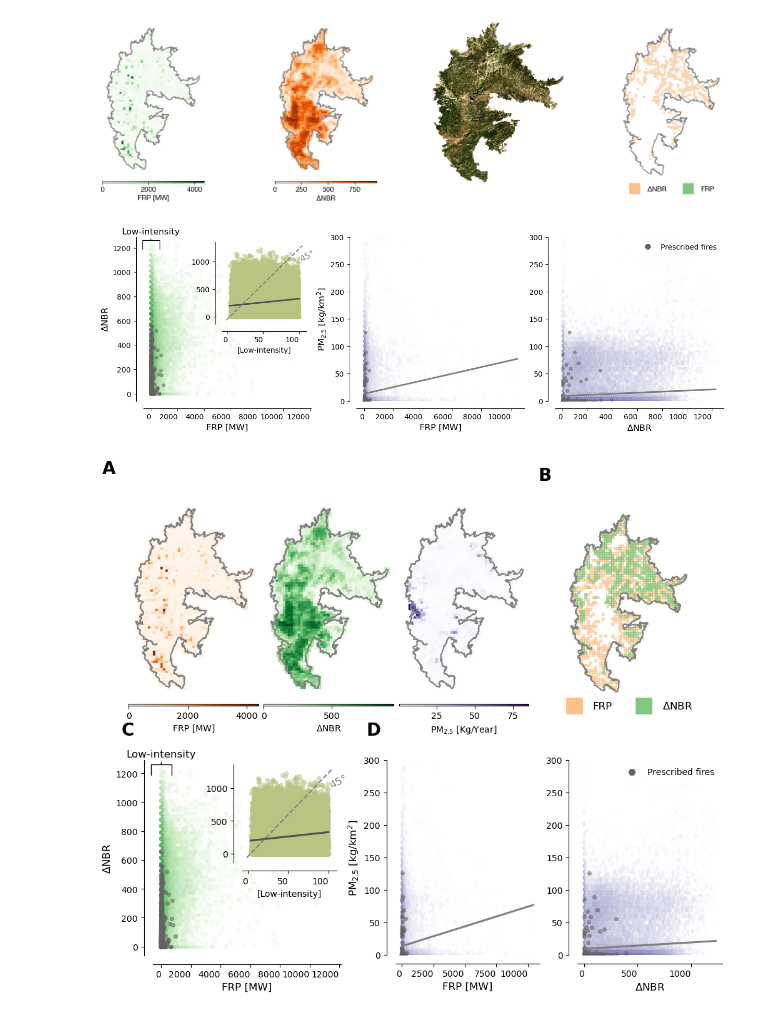
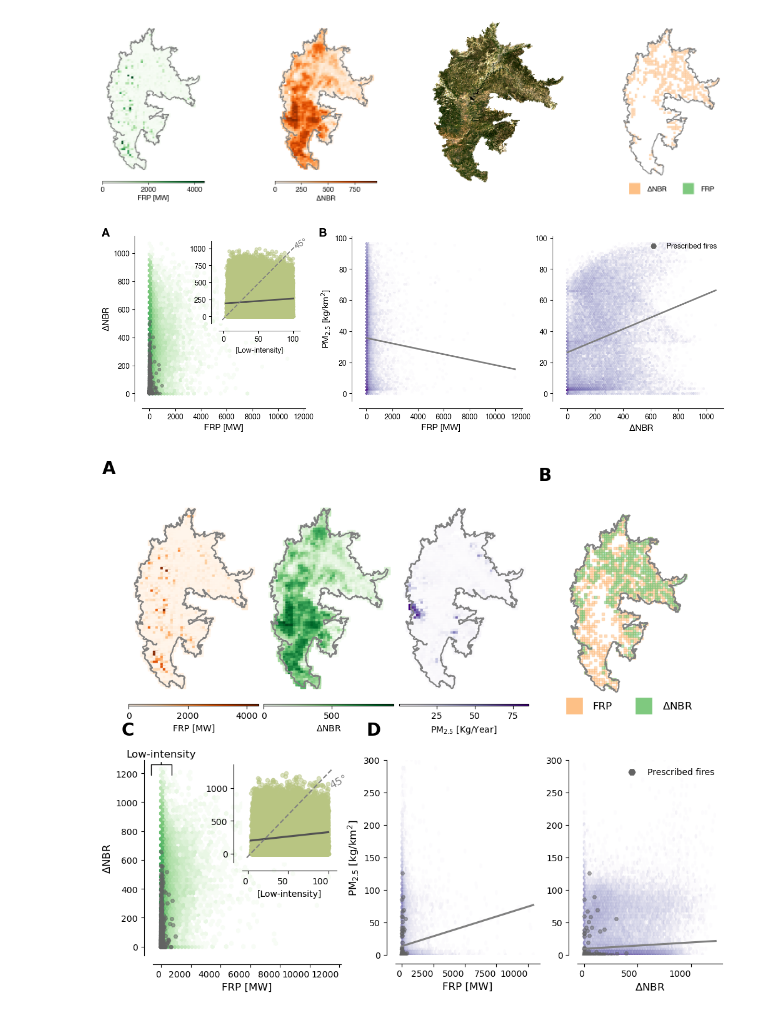
Before and after one commit to echolab-stanford/prescribed_fires, a Jupyter notebook: analysis/plot_data.ipynb, the cells around one changed output. Saved outputs shown, nothing was run; the diff lists cells and outputs as text; code cells hidden in the pictures.

```diff
--- a/analysis/plot_data.ipynb
+++ b/analysis/plot_data.ipynb
@@ -49,7 +49,7 @@ frp = pd.read_feather(
 
 # Severity
 dnbr = pd.read_feather(
-    "/mnt/sherlock/oak/prescribed_data/processed/dnbr_gee_inmediate/dnbr_long.feather"
+    "/mnt/sherlock/oak/prescribed_data/processed/dnbr_gee/dnbr_long.feather"
 )
 dnbr = dnbr.merge(
     mtbs_ca[["Event_ID", "year"]],
@@ -81,6 +81,9 @@ frp_agg = (
 
 frp_agg.columns = ["mean_frp", "sum_frp"]
 frp_agg.reset_index(inplace=True)
+# %%
+emissions = pd.read_feather("/mnt/sherlock/oak/prescribed_data/processed/emissions_pm25/emissions_long.feather")
+emissions = emissions.merge(mtbs_ca[["Event_ID", "year"]], left_on="event_id", right_on="Event_ID", how="left")
 # %%
 event_id = "CA3720111927220200905"
 fire = data_fire_plot(
@@ -97,7 +100,7 @@ fires = data_fire_plot(
     frp=frp,
     dnbr=dnbr,
     wide_treats="/mnt/sherlock/oak/prescribed_data/processed/wide_treatments_gee_inmediate/wide_treats_mtbs.feather",
-    emissions=None,
+    emissions=emissions,
     mtbs=mtbs_ca,
 )
 # %%
@@ -346,6 +353,11 @@ sns.regplot(
 )
 template_plots(axins, xlab="", ylab="", diag=True)
 
+# Add panel label "A"
+ax.text(-0.25, 1.05, 'A', transform=ax.transAxes,
+        fontsize=16, fontweight='bold', va='top')
+
+
 # Add text in the same color over the 45-degree.
 axins.text(100, 1000, "45°", rotation=28, color="gray", fontsize=12)
 axins.set_title("[Low-intensity]", fontsize=10, y=-0.4)
@@ -360,9 +372,14 @@ axins.set_title("[Low-intensity]", fontsize=10, y=-0.4)
 
 ax = fig.add_subplot(spec[0, 1])
 
+# Add panel label "B"
+ax.text(-0.25, 1.05, 'B', transform=ax.transAxes,
+        fontsize=16, fontweight='bold', va='top')
+
+
 fires.plot.hexbin(
     "frp",
-    "PM25",
+    'PM2.5',
     ax=ax,
     alpha=0.8,
     gridsize=80,
@@ -371,12 +388,12 @@ fires.plot.hexbin(
     cmap="Purples",
 )
 # Set y-axis limit to 1000
-ax.set_ylim(0, 300)
+#ax.set_ylim(0, 300)
 
 # Color hex in gray if frp is less than 100
 fires[fires.prescribed == 1].plot.scatter(
     "dnbr",
-    "PM25",
+    "PM2.5",
     ax=ax,
     alpha=0.5,
     marker="H",
@@ -386,7 +403,7 @@ fires[fires.prescribed == 1].plot.scatter(
 # Add regression line w/ seaborn
 sns.regplot(
     x="frp",
-    y="PM25",
+    y="PM2.5",
     data=fires,
     scatter=False,
     color="gray",
@@ -402,7 +419,7 @@ ax = fig.add_subplot(spec[0, 2])
 
 fires.plot.hexbin(
     "dnbr",
-    "PM25",
+    "PM2.5",
     ax=ax,
     alpha=0.8,
     gridsize=80,
@@ -412,12 +429,12 @@ fires.plot.hexbin(
 )
 
 # Set y-axis limit to 1000
-ax.set_ylim(0, 300)
+#ax.set_ylim(0, 300)
 
 # Color hex in red if frp is less than 100
 fires[fires.prescribed == 1].plot.scatter(
     "dnbr",
-    "PM25",
+    "PM2.5",
     ax=ax,
     alpha=0.5,
     marker="H",
@@ -427,7 +444,7 @@ fires[fires.prescribed == 1].plot.scatter(
 # Add regression line w/ seaborn
 sns.regplot(
     x="dnbr",
-    y="PM25",
+    y="PM2.5",
     data=fires,
     scatter=False,
     color="gray",
@@ -435,34 +452,34 @@ sns.regplot(
     ci=True,
     robust=True,
 )
 
 template_plots(ax, ylab="", xlab=r"$\Delta$NBR")
 
 # Add a legend with a single red hexagon for the treatment
 ax.legend(
     [
         plt.Line2D(
             [1],
             [0],
             marker="H",
             color="w",
             markerfacecolor="#636363",
             markersize=10,
         ),
     ],
     ["Prescribed fires"],
     fontsize=10,
     frameon=False,
 )
 # add an alpha to see if the severity agrees w/ intensity.
 plt.savefig(
     "../figs/scatter_potential_fig1.pdf",
     bbox_inches="tight",
     dpi=300,
     transparent=True,
 )
 # %% [output]
-[figure, old version]
+[figure, new version]
 # %%
 from mpl_toolkits.axes_grid1 import make_axes_locatable
 from mpl_toolkits.axes_grid1.inset_locator import inset_axes
```
Also changed, not shown: parts of 1 cell of this notebook, 13 other files.
